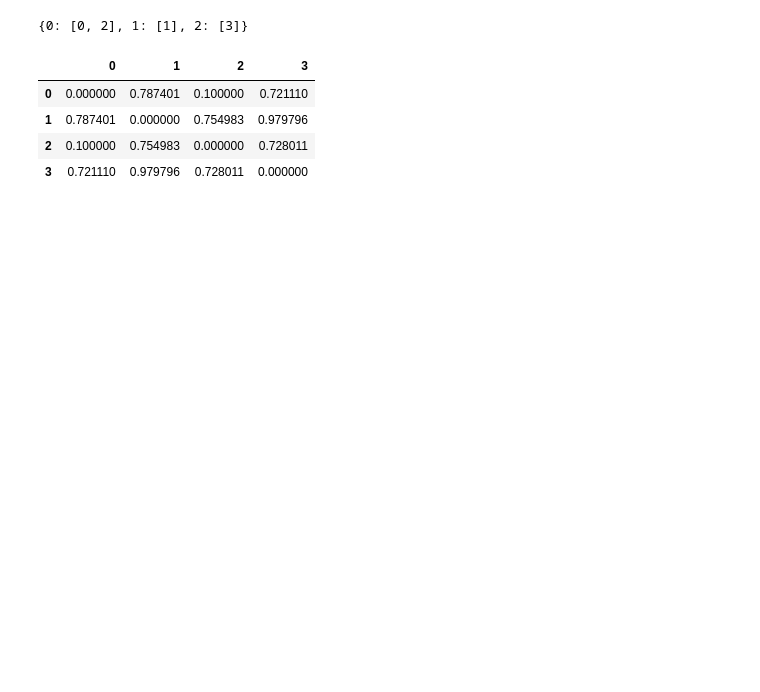
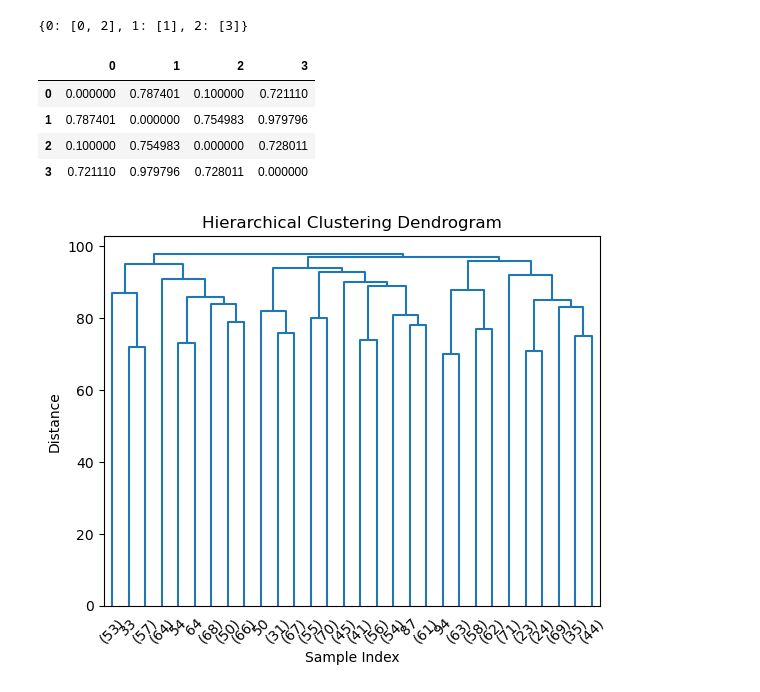
Before and after one commit to Julian-Webb/auto-cell-signal-extraction, a Jupyter notebook: notebooks/testing_clustering.ipynb, the cells around one changed output. Saved outputs shown, nothing was run; the diff lists cells and outputs as text; code cells hidden in the pictures; blank space fills up the shorter version.

```diff
--- a/notebooks/testing_clustering.ipynb
+++ b/notebooks/testing_clustering.ipynb
@@ -36,3 +55,42 @@ df
 | 1 | 0.787401 | 0.000000 | 0.754983 | 0.979796 |
 | 2 | 0.100000 | 0.754983 | 0.000000 | 0.728011 |
 | 3 | 0.721110 | 0.979796 | 0.728011 | 0.000000 |
+# %%
+import numpy as np
+import matplotlib.pyplot as plt
+from scipy.cluster.hierarchy import dendrogram
+from sklearn.datasets import make_blobs
+from sklearn.cluster import AgglomerativeClustering
+
+# Generate sample data
+X, _ = make_blobs(n_samples=100, centers=3, n_features=2, random_state=42)
+
+# Perform agglomerative clustering
+# You can specify parameters such as number of clusters, linkage method, etc.
+# Here, we use 'ward' linkage which minimizes the variance of clusters being merged.
+agg_clustering = AgglomerativeClustering(n_clusters=None, linkage='ward', distance_threshold=0).fit(X)
+
+
+# Plot the resulting dendrogram
+def plot_dendrogram(model, **kwargs):
+    # Create linkage matrix and plot dendrogram
+    # `model.children_` attribute stores the hierarchical clustering encoded as a linkage matrix
+    # `dendrogram` function from scipy plots the dendrogram based on the linkage matrix
+    # We use the `truncate_mode='lastp'` to show only the last p merged clusters
+    # `p` is set to 30 in this example, you can adjust it based on your data size
+    children = model.children_
+    distance = np.arange(children.shape[0])
+    no_of_observations = np.arange(2, children.shape[0] + 2)
+    linkage_matrix = np.column_stack([children, distance, no_of_observations]).astype(float)
+
+    # Plot the dendrogram
+    dendrogram(linkage_matrix, **kwargs)
+
+
+plt.title('Hierarchical Clustering Dendrogram')
+plot_dendrogram(agg_clustering, truncate_mode='lastp', p=30)
+plt.xlabel('Sample Index')
+plt.ylabel('Distance')
+plt.show()
+# %% [output]
+[figure, added]
```
Also changed, not shown: parts of 11 cells of this notebook, 16 other files.
